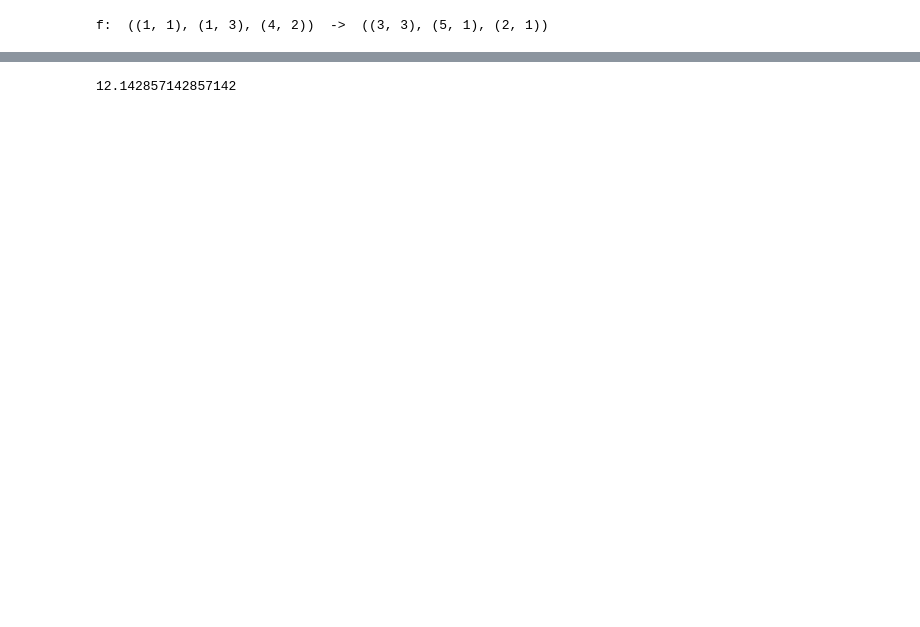
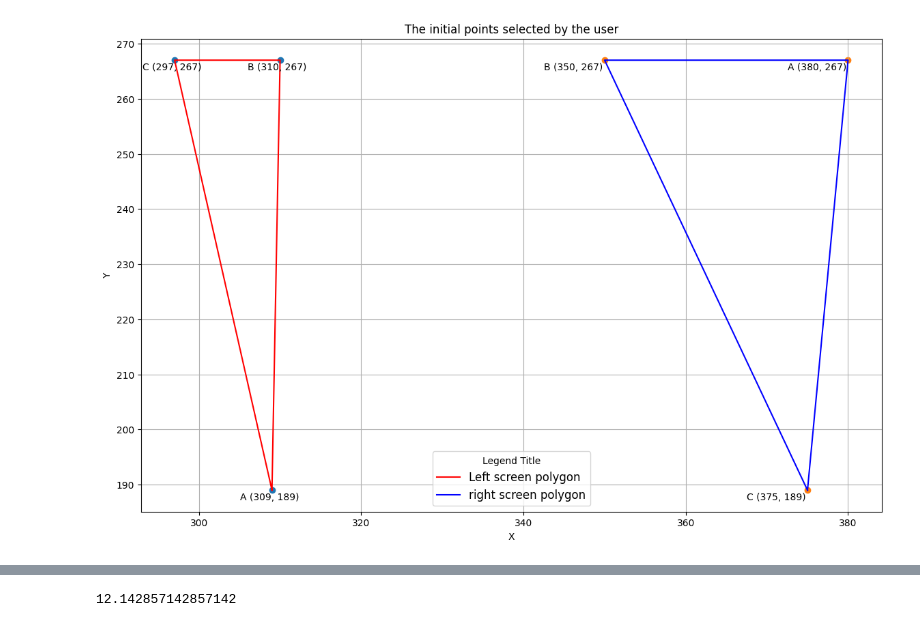
Before and after one commit to Gc0rp/vidat_scripts, a Jupyter notebook: Temporal-Interpolation.ipynb, the cells around one changed output, grey strips where cells are left out. Drawn from its saved outputs; the diff is of its cells as text; code cells hidden in the pictures; blank space fills up the shorter version.

```diff
--- a/Temporal-Interpolation.ipynb
+++ b/Temporal-Interpolation.ipynb
@@ -20,4 +59,4 @@ def cyclePoints(x, y):
     return d_min, i_min
 # %%
-x = ((1,1), (1,3), (4,2))
-y = ((2,1), (3,3), (5,1))
+x = [[309,189], [310,267], [297,267]] # points on the left screen
+y = [[375,189], [350,267], [380,267]] # points on the right screen
@@ -27,4 +63,34 @@ y_mapping = y[tuple_index: len(y)] + y[0 : tuple_index]
-# %%
-print("f: ", x, " -> ", y_mapping)
-# %% [output]
-f:  ((1, 1), (1, 3), (4, 2))  ->  ((3, 3), (5, 1), (2, 1))
+# %%
+# Define the coordinates of the triangle vertices
+x_1 = [309, 310, 297]    #x-coordinates
+y_1 = [189, 267, 267]    # y-coordinates
+
+x_2 = [375, 350, 380]    #x-coordinates
+y_2 = [189, 267, 267]    # y-coordinates
+
+plt.figure(figsize=(14, 9))
+
+labels_left = ['A', 'B', 'C']
+labels_right = ['C', 'B', 'A']
+
+# Plot the triangle
+plt.plot(x_1 + [x_1[0]], y_1 + [y_1[0]], 'r-', label="Left screen polygon")  # Connect the last point to the first point to close the triangle
+plt.plot(x_2 + [x_2[0]], y_2 + [y_2[0]], 'b-', label="right screen polygon")  # Connect the last point to the first point to close the triangle
+
+plt.scatter(x_1, y_1)
+plt.scatter(x_2, y_2)
+
+# Annotate the points on the graph
+for i in range(len(x)):
+    plt.annotate(f"{labels_left[i]} ({x_1[i]}, {y_1[i]})", (x_1[i] - 1.5 , y_1[i]), textcoords="offset points", xytext=(10,-10), ha='center')
+    plt.annotate(f"{labels_right[i]} ({x_2[i]}, {y_2[i]})", (x_2[i] - 5, y_2[i]), textcoords="offset points", xytext=(10,-10), ha='center')
+
+
+plt.legend(loc='lower center', title='Legend Title', fontsize='large')
+plt.xlabel('X')
+plt.ylabel('Y')
+plt.title('The initial points selected by the user')
+plt.grid(True)
+plt.show()
+# %% [output]
+[figure, added]
```
Also changed, not shown: parts of 8 cells of this notebook.
